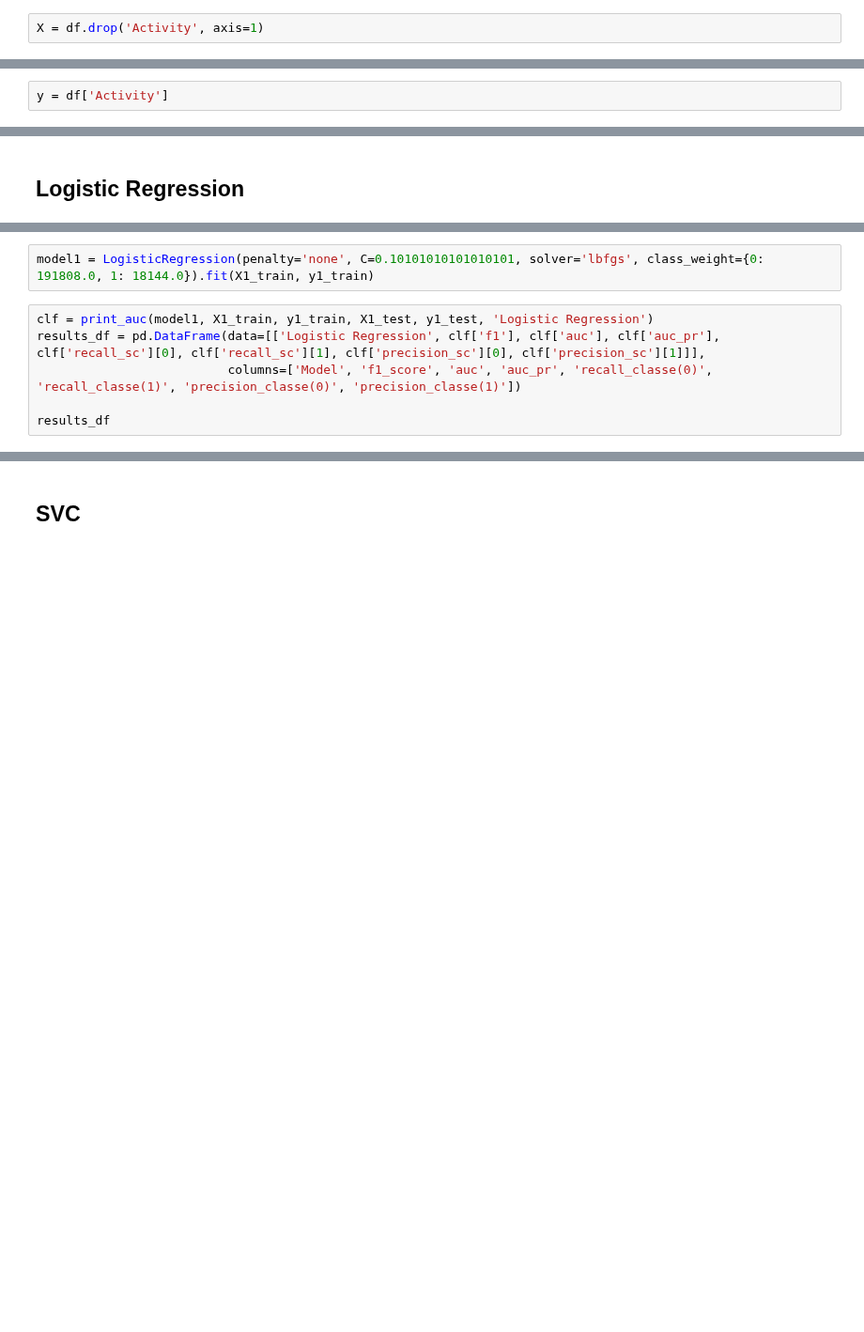
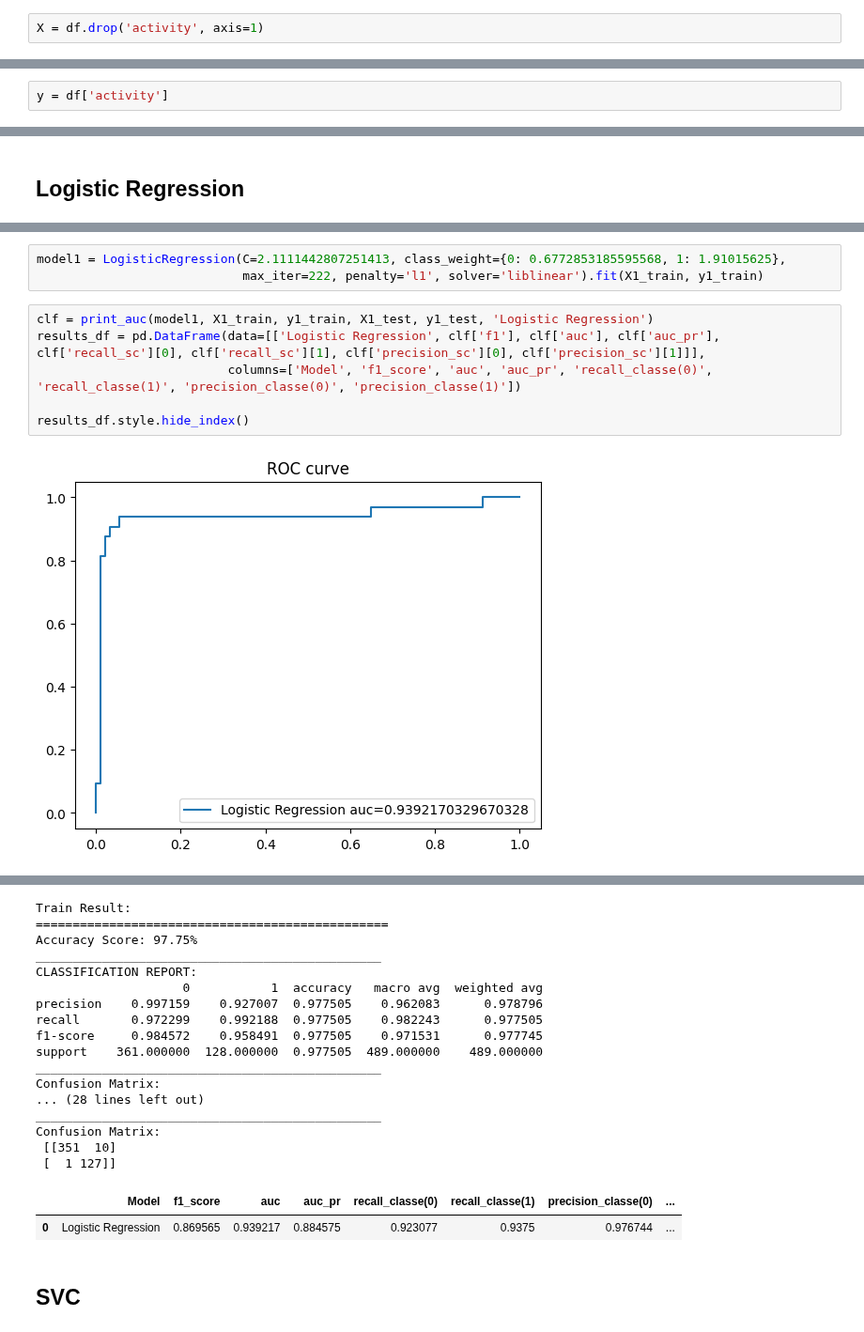
Before and after one commit to mounsifelatouch/cdd, a Jupyter notebook: notebooks/4_cdd_ml_part_4_model_building.ipynb, the cells around one changed output, grey strips where cells are left out. Shown at 94% size. Cells and saved outputs as stored; diff of their text form; blank space fills up the shorter version.

```diff
--- a/notebooks/4_cdd_ml_part_4_model_building.ipynb
+++ b/notebooks/4_cdd_ml_part_4_model_building.ipynb
@@ -125,11 +135,11 @@ df = pd.read_csv('bioactivity_data_PubchemFingerprinter.csv')
 # %% [markdown]
 ### **5.1. Input features**
 # %%
-X = df.drop('Activity', axis=1)
+X = df.drop('activity', axis=1)
 # %% [markdown]
 ### **5.2. Output features**
 # %%
-y = df['Activity']
+y = df['activity']
 # %%
 # count the number of instances in each class
 counts = y.value_counts()
@@ -312,8 +364,11 @@ print(f'Mean Accuracy: {np.mean(accs)}, Mean Precision: {np.mean(precs)}, Mean R
 # %%
-model1 = LogisticRegression(penalty='none', C=0.10101010101010101, solver='lbfgs', class_weight={0: 191808.0, 1: 18144.0}).fit(X1_train, y1_train)
+model1 = LogisticRegression(C=2.1111442807251413, class_weight={0: 0.6772853185595568, 1: 1.91015625},
+                            max_iter=222, penalty='l1', solver='liblinear').fit(X1_train, y1_train)
 # %%
 clf = print_auc(model1, X1_train, y1_train, X1_test, y1_test, 'Logistic Regression')
 results_df = pd.DataFrame(data=[['Logistic Regression', clf['f1'], clf['auc'], clf['auc_pr'], clf['recall_sc'][0], clf['recall_sc'][1], clf['precision_sc'][0], clf['precision_sc'][1]]],
                           columns=['Model', 'f1_score', 'auc', 'auc_pr', 'recall_classe(0)', 'recall_classe(1)', 'precision_classe(0)', 'precision_classe(1)'])
 
-results_df
+results_df.style.hide_index()
+# %% [output]
+[figure, added]
@@ -320,3 +376,22 @@ results_df
+Train Result:
+================================================
+Accuracy Score: 97.75%
+_______________________________________________
+CLASSIFICATION REPORT:
+                    0           1  accuracy   macro avg  weighted avg
+precision    0.997159    0.927007  0.977505    0.962083      0.978796
+recall       0.972299    0.992188  0.977505    0.982243      0.977505
+f1-score     0.984572    0.958491  0.977505    0.971531      0.977745
+support    361.000000  128.000000  0.977505  489.000000    489.000000
+_______________________________________________
+Confusion Matrix:
+... (28 lines left out)
+_______________________________________________
+Confusion Matrix:
+ [[351  10]
+ [  1 127]]
+|  | Model | f1_score | auc | auc_pr | recall_classe(0) | recall_classe(1) | precision_classe(0) | ... |
+| 0 | Logistic Regression | 0.869565 | 0.939217 | 0.884575 | 0.923077 | 0.9375 | 0.976744 | ... |
 # %% [markdown]
 ## **SVC**
 # %%
```
Also changed, not shown: parts of 13 cells of this notebook.
